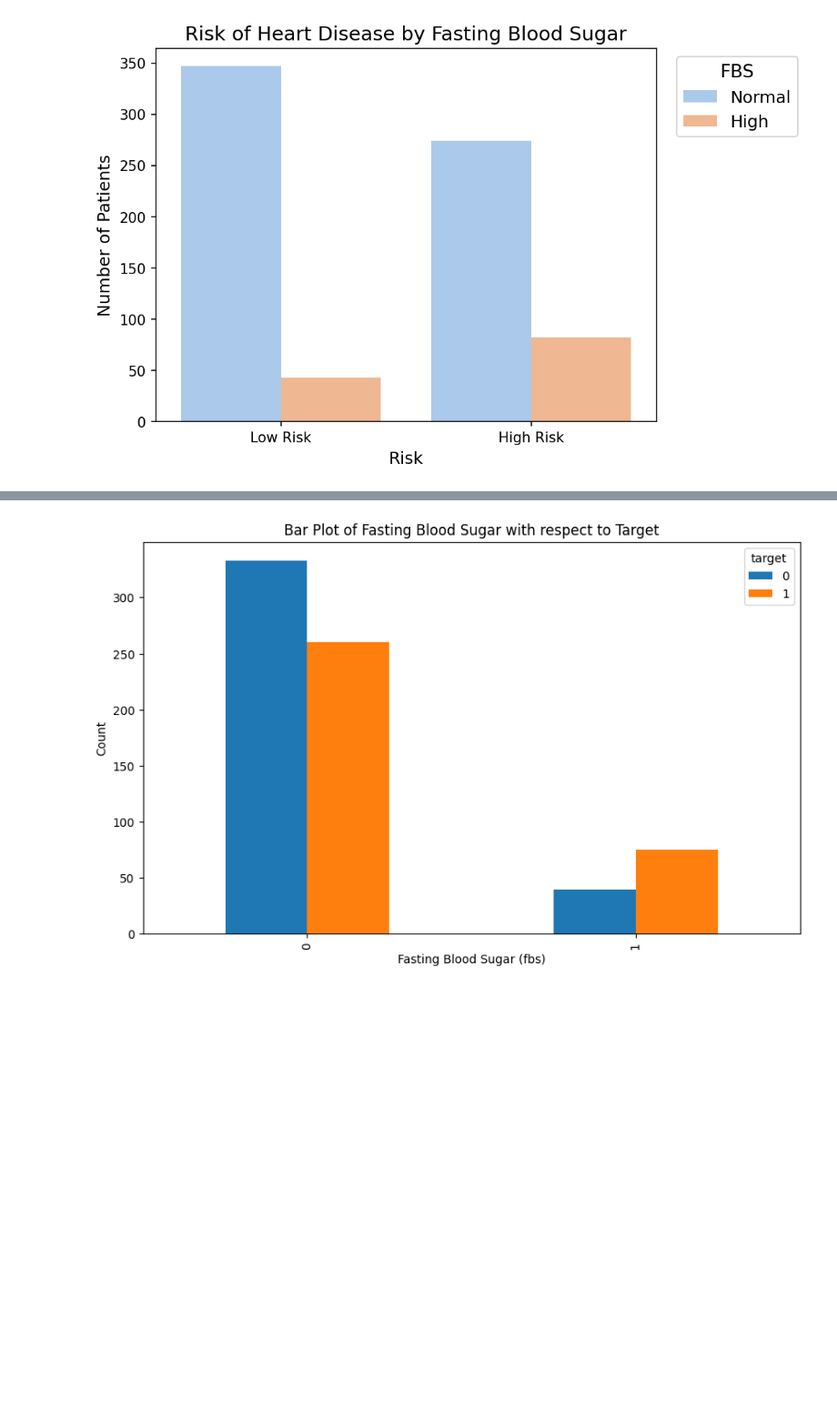
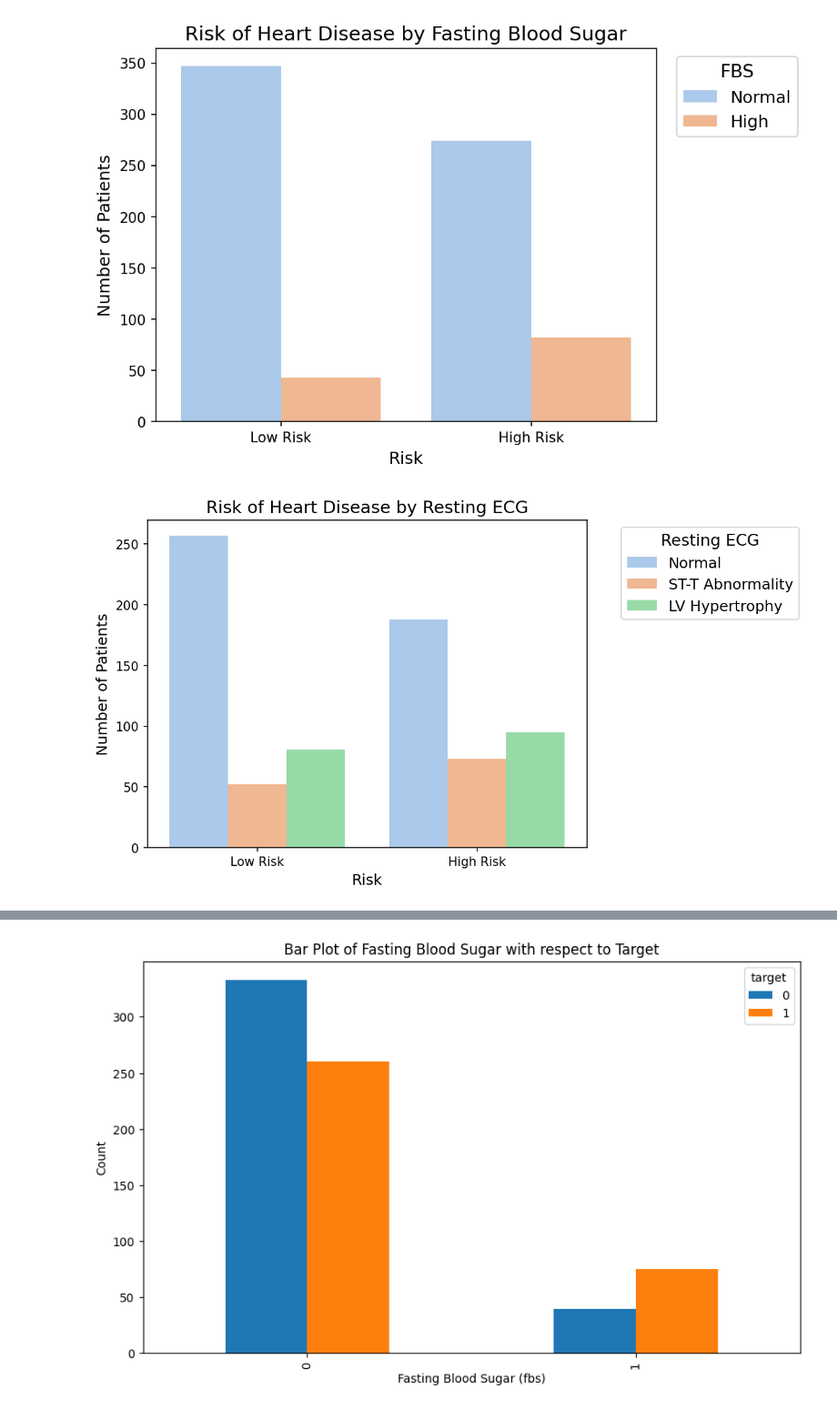
Before and after one commit to PMK1991/cvd_counterfactual_pipeline, a Jupyter notebook: nb_cvd_eda.ipynb, the cells around one changed output, grey strips where cells are left out. Shown at 91% size. Drawn from its saved outputs; the diff is of its cells as text; code cells hidden in the pictures; blank space fills up the shorter version.

Commit message:
Analyzing and Visualizaing Asymptomatic Patients

```diff
--- a/nb_cvd_eda.ipynb
+++ b/nb_cvd_eda.ipynb
@@ -325,6 +334,33 @@ plt.legend(title='FBS', loc='upper right', bbox_to_anchor=(1.3, 1), title_fontsi
 plt.show()
 # %% [output]
 [figure]
+# %%
+import matplotlib.pyplot as plt
+
+# Set DPI for better resolution
+plt.rcParams['figure.dpi'] = 150
+
+# Create a copy of the dataframe with mapped labels for restecg
+df_plot['restecg_label'] = df_plot['restecg'].map({
+    0: 'Normal',
+    1: 'ST-T Abnormality',
+    2: 'LV Hypertrophy'
+})
+
+# Create a count plot of target vs restecg
+sns.countplot(data=df_plot, x='risk_label', hue='restecg_label', palette='pastel')
+
+# Add a title and axis labels to the plot with increased font size
+plt.title('Risk of Heart Disease by Resting ECG', fontsize=14)
+plt.xlabel('Risk', fontsize=12)
+plt.ylabel('Number of Patients', fontsize=12)
+
+# Add a legend with a title and increased font size
+plt.legend(title='Resting ECG', loc='upper right', bbox_to_anchor=(1.5, 1), title_fontsize='13', fontsize='12')
+
+plt.show()
+# %% [output]
+[figure, added]
 # %%
 import matplotlib.pyplot as plt
 import seaborn as sns
```
Also changed, not shown: parts of 4 cells of this notebook, 5 other files.
